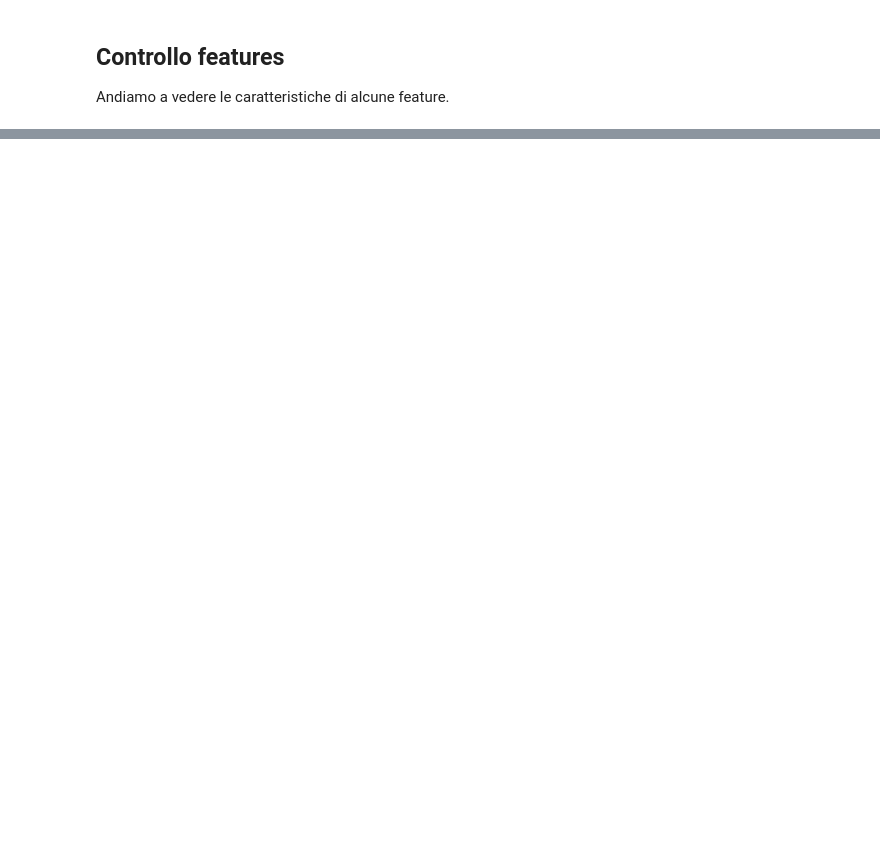
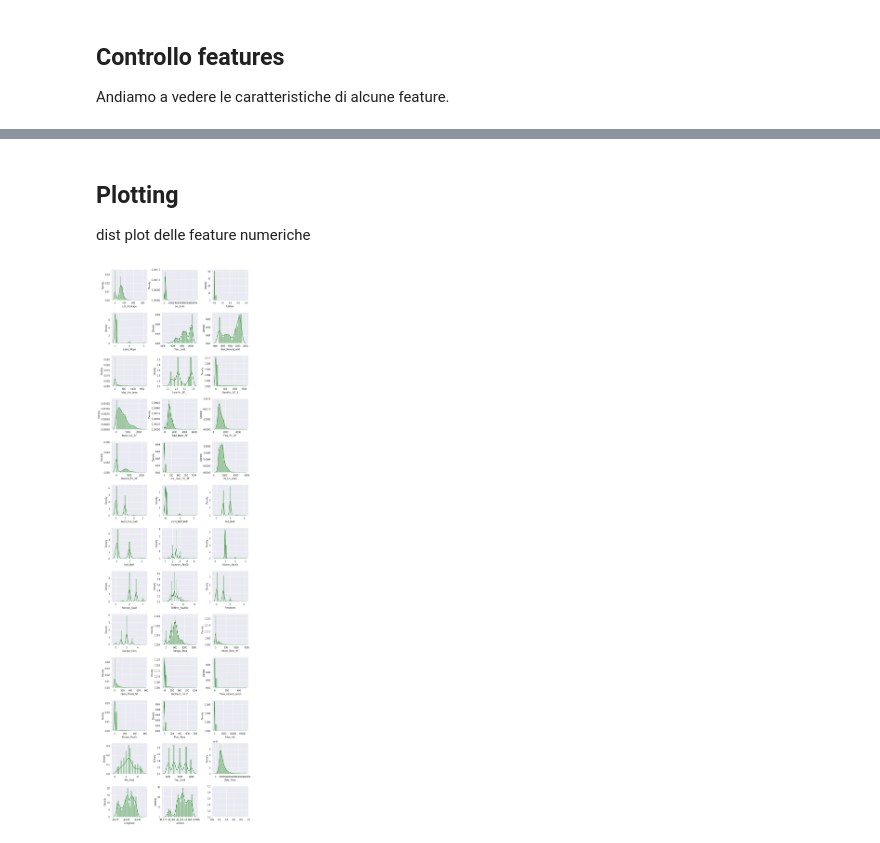
Before and after one commit to davide-tonetto-884585/House-Sale-Price-Prediction, a Jupyter notebook: script.ipynb, the cells around one changed output, grey strips where cells are left out. Cells and saved outputs as stored; diff of their text form; code cells hidden in the pictures; blank space fills up the shorter version.

```diff
--- a/script.ipynb
+++ b/script.ipynb
@@ -80,0 +195,29 @@ plt.hist(Y_binned.getnnz())
+# %% [markdown]
+## Plotting
+dist plot delle feature numeriche
+# %%
+# get numerical features
+numeric_features = data._get_numeric_data()
+# print(len(numeric_features.columns))
+
+fig, axes = plt.subplots(nrows=13, ncols=3)
+axes = axes.flatten()
+fig.set_size_inches(10, 40)
+fig.tight_layout()
+
+for ax, col in zip(axes, numeric_features.columns):
+    sns.histplot(
+        numeric_features[col], kde=True,
+        stat="density", kde_kws=dict(cut=3),
+        alpha=.4, edgecolor=(1, 1, 1, .4), ax=ax, color='forestgreen'
+    )
+
+plt.subplots_adjust(left=0.1,
+                    bottom=0.1,
+                    right=0.9,
+                    top=0.9,
+                    wspace=0.4,
+                    hspace=0.4)
+plt.show()
+# %% [output]
+[figure, added]
```
Also changed, not shown: parts of 25 cells of this notebook, 1 other file.
